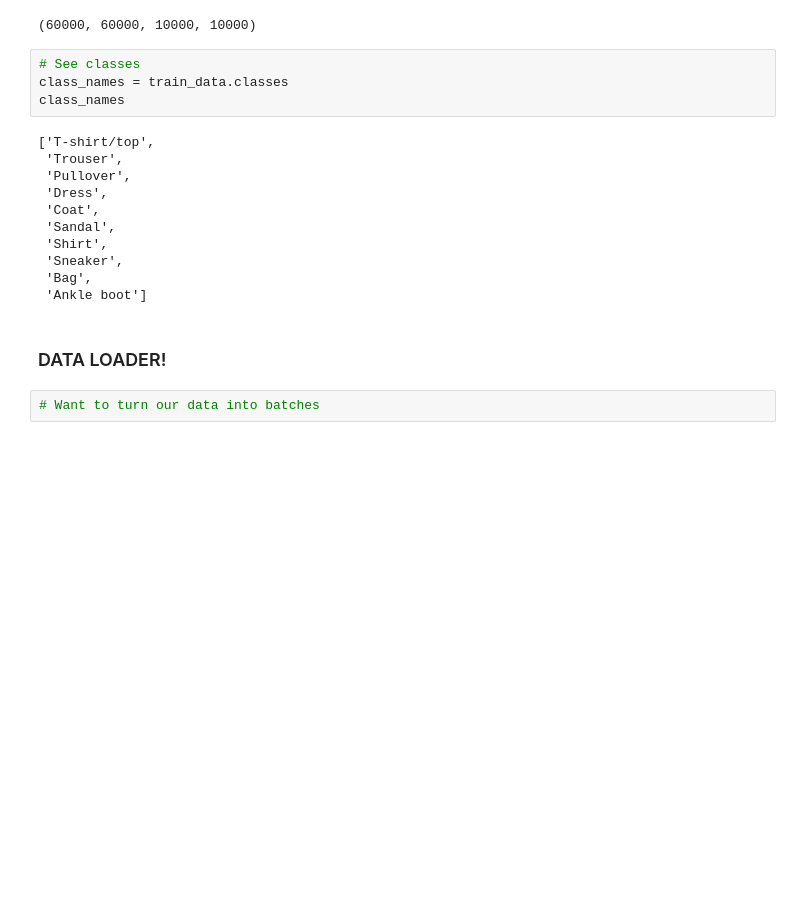
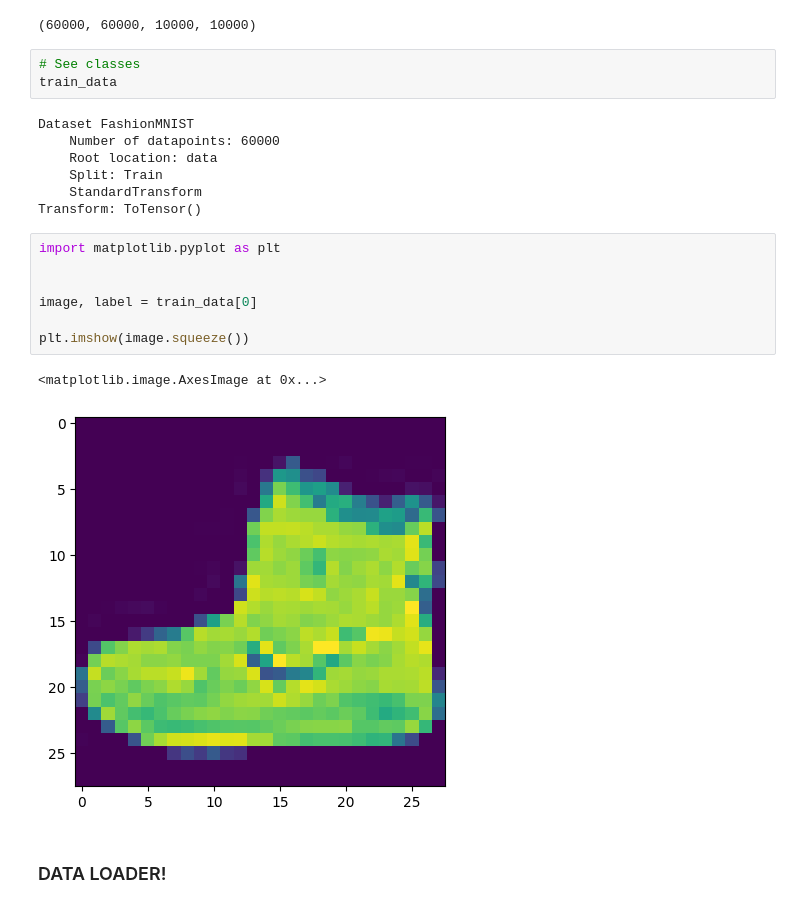
Before and after one commit to SuedIsProgramming/RNO-G-CNN, a Jupyter notebook: pytorch_testing/pytorch_learning.ipynb, the cells around one changed output. Drawn from its saved outputs; the diff is of its cells as text; blank space fills up the shorter version.

```diff
--- a/pytorch_testing/pytorch_learning.ipynb
+++ b/pytorch_testing/pytorch_learning.ipynb
@@ -1173,20 +1166,23 @@ len(train_data.data), len(train_data.targets), len(test_data.data), len(test_dat
 (60000, 60000, 10000, 10000)
 # %%
 # See classes
-class_names = train_data.classes
-class_names
+train_data
 # %% [output]
-['T-shirt/top',
- 'Trouser',
- 'Pullover',
- 'Dress',
- 'Coat',
- 'Sandal',
- 'Shirt',
- 'Sneaker',
- 'Bag',
- 'Ankle boot']
+Dataset FashionMNIST
+    Number of datapoints: 60000
+    Root location: data
+    Split: Train
+    StandardTransform
+Transform: ToTensor()
+# %%
+import matplotlib.pyplot as plt
+
+
+image, label = train_data[0]
+
+plt.imshow(image.squeeze())
+# %% [output]
+<matplotlib.image.AxesImage at 0x...>
+[figure, added]
 # %% [markdown]
 ### DATA LOADER!
-# %%
-# Want to turn our data into batches
```
Also changed, not shown: parts of 33 cells of this notebook, 3 other files.
